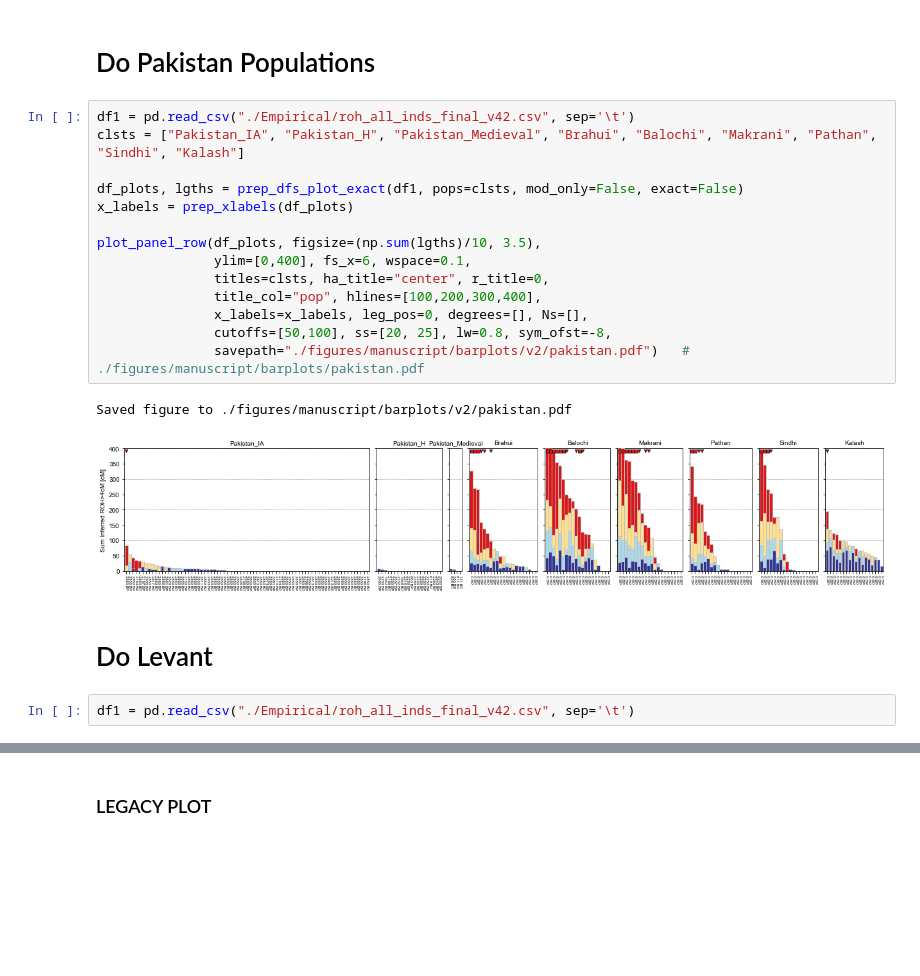
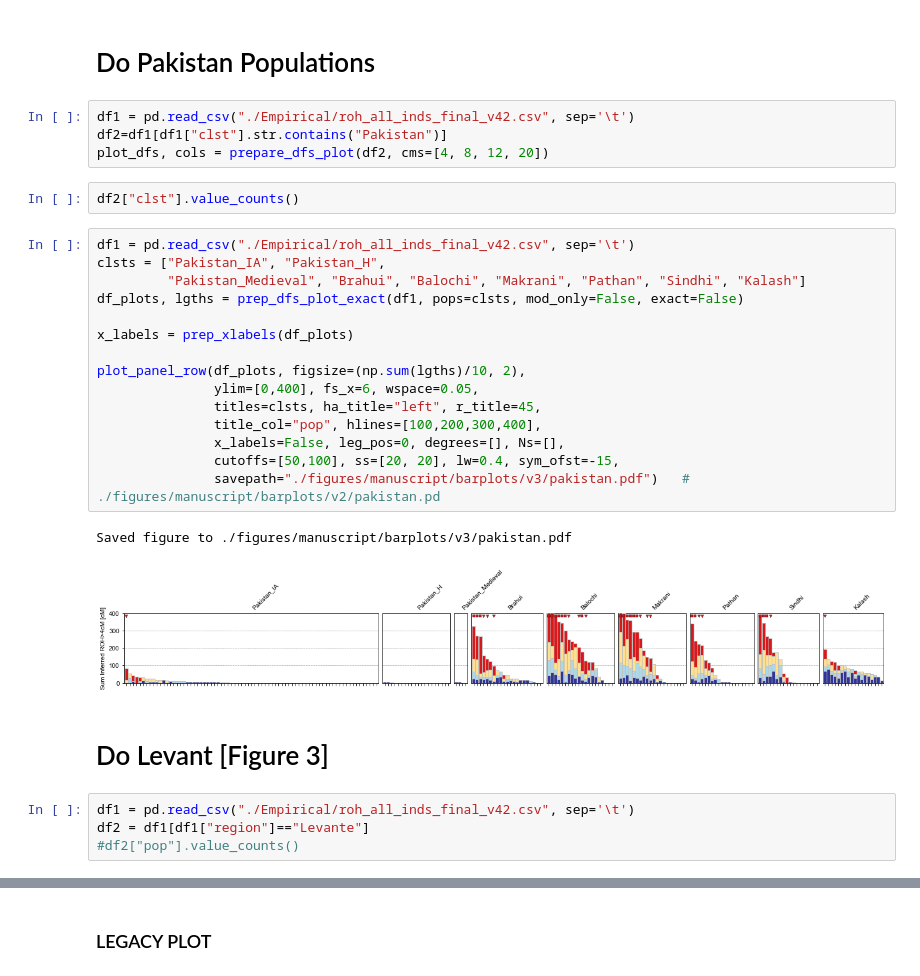
Before and after one commit to hringbauer/hapROH, a Jupyter notebook: Notebooks/Figures/plot_bar_ROH.ipynb, the cells around one changed output, grey strips where cells are left out. Drawn from its saved outputs; the diff is of its cells as text; blank space fills up the shorter version.

```diff
--- a/Notebooks/Figures/plot_bar_ROH.ipynb
+++ b/Notebooks/Figures/plot_bar_ROH.ipynb
@@ -555,25 +626,34 @@ Saved figure to ./figures/manuscript/barplots/v2/sa.pdf
 [figure]
 # %% [markdown]
 # Do Pakistan Populations
+# %%
+df1 = pd.read_csv("./Empirical/roh_all_inds_final_v42.csv", sep='\t')
+df2=df1[df1["clst"].str.contains("Pakistan")]
+plot_dfs, cols = prepare_dfs_plot(df2, cms=[4, 8, 12, 20])
+# %%
+df2["clst"].value_counts()
 # %%
 df1 = pd.read_csv("./Empirical/roh_all_inds_final_v42.csv", sep='\t')
-clsts = ["Pakistan_IA", "Pakistan_H", "Pakistan_Medieval", "Brahui", "Balochi", "Makrani", "Pathan", "Sindhi", "Kalash"]
+clsts = ["Pakistan_IA", "Pakistan_H",
+         "Pakistan_Medieval", "Brahui", "Balochi", "Makrani", "Pathan", "Sindhi", "Kalash"]
+df_plots, lgths = prep_dfs_plot_exact(df1, pops=clsts, mod_only=False, exact=False)
 
-df_plots, lgths = prep_dfs_plot_exact(df1, pops=clsts, mod_only=False, exact=False)
 x_labels = prep_xlabels(df_plots)
 
-plot_panel_row(df_plots, figsize=(np.sum(lgths)/10, 3.5),
-               ylim=[0,400], fs_x=6, wspace=0.1,
-               titles=clsts, ha_title="center", r_title=0,
+plot_panel_row(df_plots, figsize=(np.sum(lgths)/10, 2),
+               ylim=[0,400], fs_x=6, wspace=0.05,
+               titles=clsts, ha_title="left", r_title=45,
                title_col="pop", hlines=[100,200,300,400],
-               x_labels=x_labels, leg_pos=0, degrees=[], Ns=[],
-               cutoffs=[50,100], ss=[20, 25], lw=0.8, sym_ofst=-8,
-               savepath="./figures/manuscript/barplots/v2/pakistan.pdf")   # ./figures/manuscript/barplots/pakistan.pdf
+               x_labels=False, leg_pos=0, degrees=[], Ns=[],
+               cutoffs=[50,100], ss=[20, 20], lw=0.4, sym_ofst=-15,
+               savepath="./figures/manuscript/barplots/v3/pakistan.pdf")   # ./figures/manuscript/barplots/v2/pakistan.pd
 # %% [output]
-Saved figure to ./figures/manuscript/barplots/v2/pakistan.pdf
+Saved figure to ./figures/manuscript/barplots/v3/pakistan.pdf
-[figure, old version]
+[figure, new version]
 # %% [markdown]
-# Do Levant
+# Do Levant [Figure 3]
 # %%
 df1 = pd.read_csv("./Empirical/roh_all_inds_final_v42.csv", sep='\t')
+df2 = df1[df1["region"]=="Levante"]
+#df2["pop"].value_counts()
 # %%
```
Also changed, not shown: parts of 16 cells of this notebook, 3 other files.
